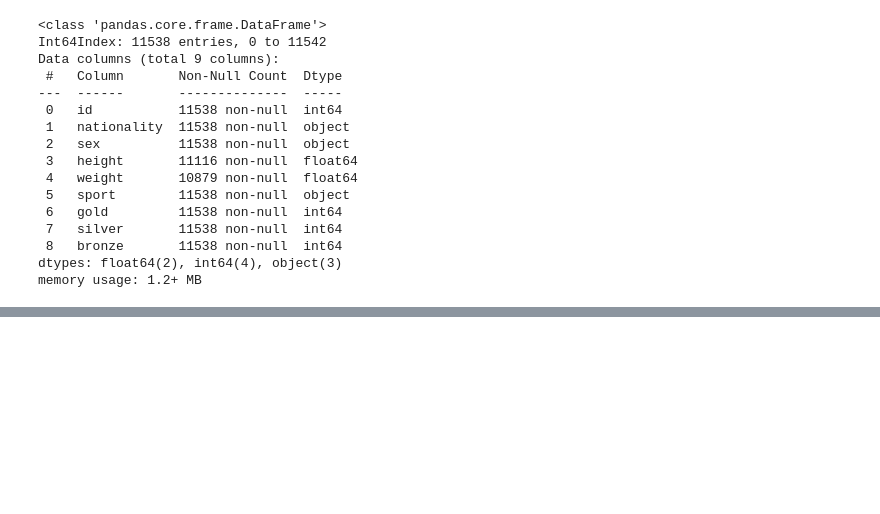
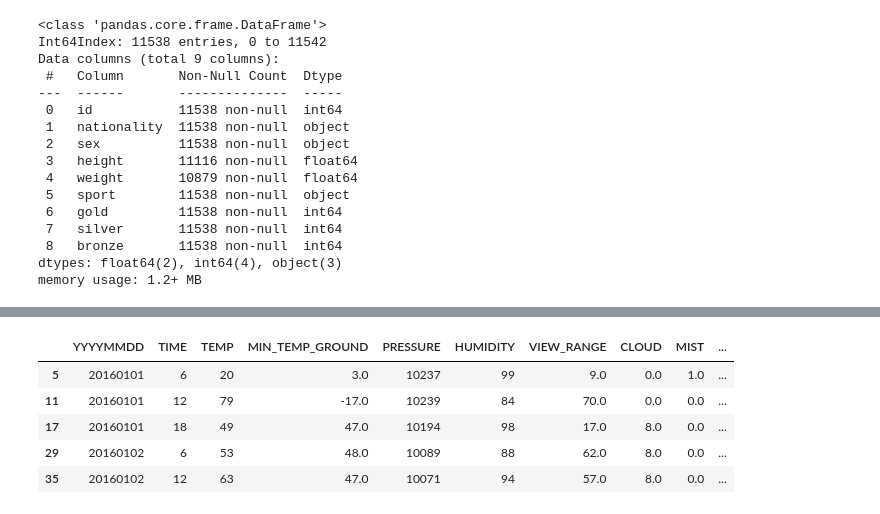
Before and after one commit to erickrex/python-cheatsheet, a Jupyter notebook: pandas_outliers.ipynb, the cells around one changed output, grey strips where cells are left out. Drawn from its saved outputs; the diff is of its cells as text; code cells hidden in the pictures; blank space fills up the shorter version.

```diff
--- a/pandas_outliers.ipynb
+++ b/pandas_outliers.ipynb
@@ -252,0 +319,9 @@ memory usage: 1.2+ MB
+# %%
+df.head()
+# %% [output]
+|  | YYYYMMDD | TIME | TEMP | MIN_TEMP_GROUND | PRESSURE | HUMIDITY | VIEW_RANGE | CLOUD | MIST | ... |
+| 5 | 20160101 | 6 | 20 | 3.0 | 10237 | 99 | 9.0 | 0.0 | 1.0 | ... |
+| 11 | 20160101 | 12 | 79 | -17.0 | 10239 | 84 | 70.0 | 0.0 | 0.0 | ... |
+| 17 | 20160101 | 18 | 49 | 47.0 | 10194 | 98 | 17.0 | 8.0 | 0.0 | ... |
+| 29 | 20160102 | 6 | 53 | 48.0 | 10089 | 88 | 62.0 | 8.0 | 0.0 | ... |
+| 35 | 20160102 | 12 | 63 | 47.0 | 10071 | 94 | 57.0 | 8.0 | 0.0 | ... |
```
Also changed, not shown: parts of 8 cells of this notebook.
